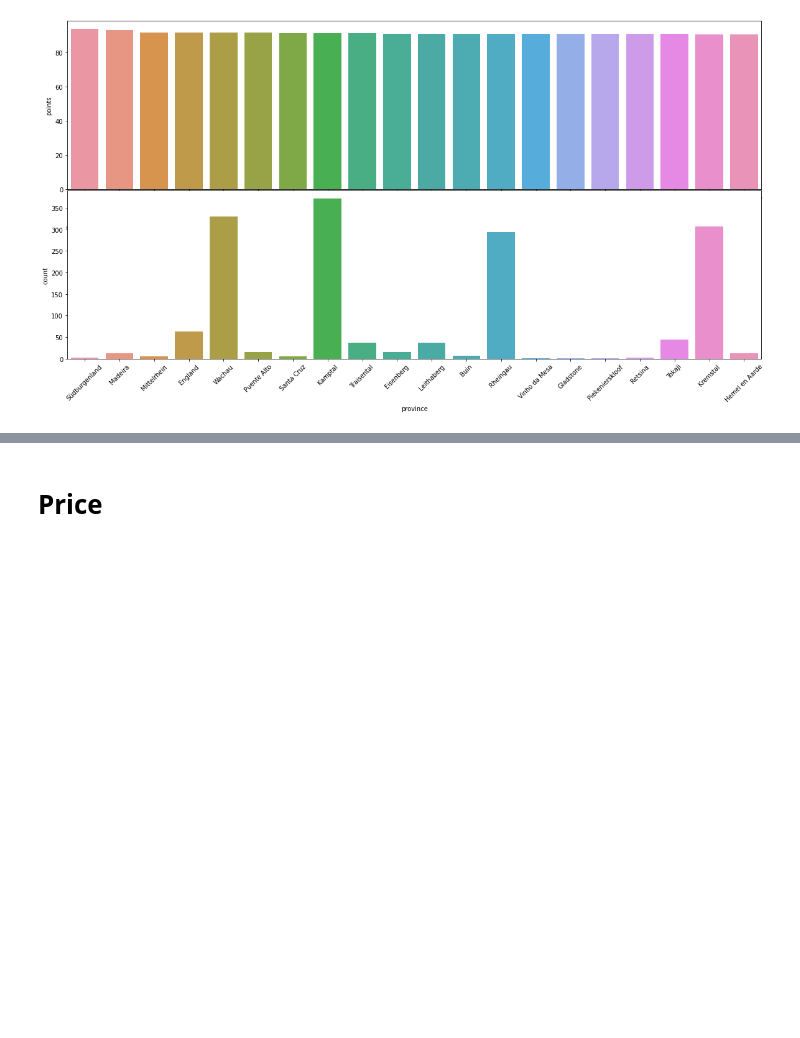
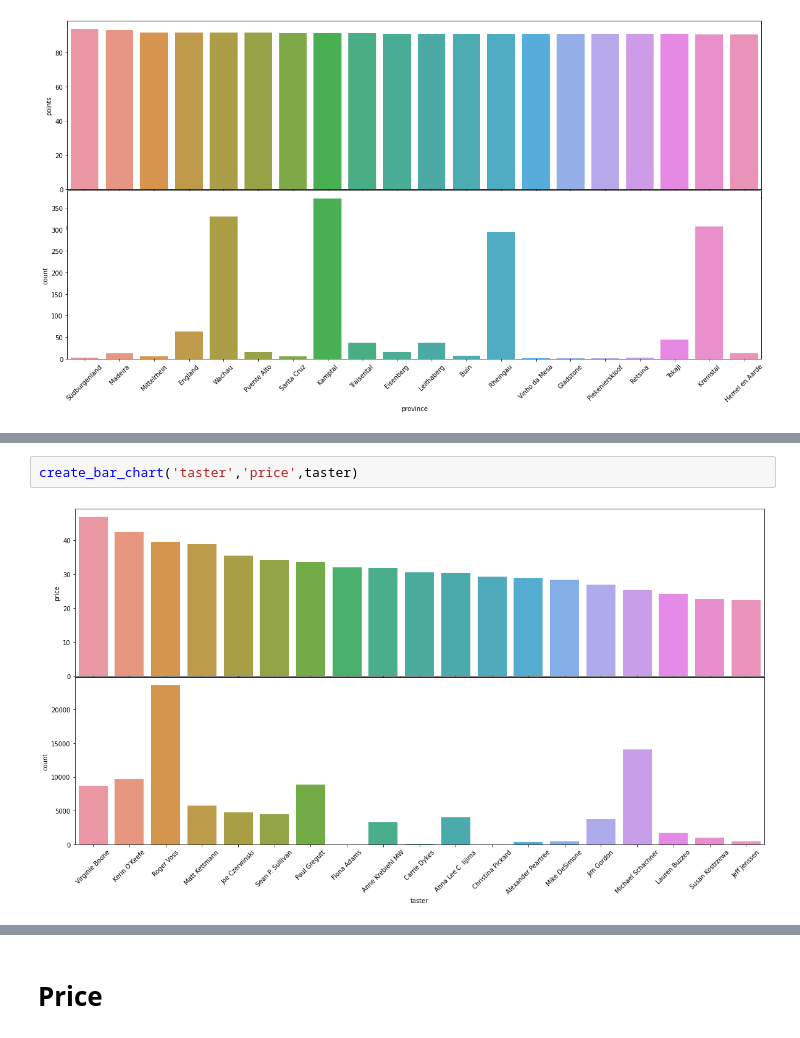
Before and after one commit to jbmarcelino1/WinePredictor, a Jupyter notebook: notebooks/Untitled.ipynb, the cells around one changed output, grey strips where cells are left out. Drawn from its saved outputs; the diff is of its cells as text; blank space fills up the shorter version.

```diff
--- a/notebooks/Untitled.ipynb
+++ b/notebooks/Untitled.ipynb
@@ -256,0 +286,4 @@ create_bar_chart('province','points',province)
+# %%
+create_bar_chart('taster','price',taster)
+# %% [output]
+[figure, added]
```
Also changed, not shown: parts of 36 cells of this notebook.
